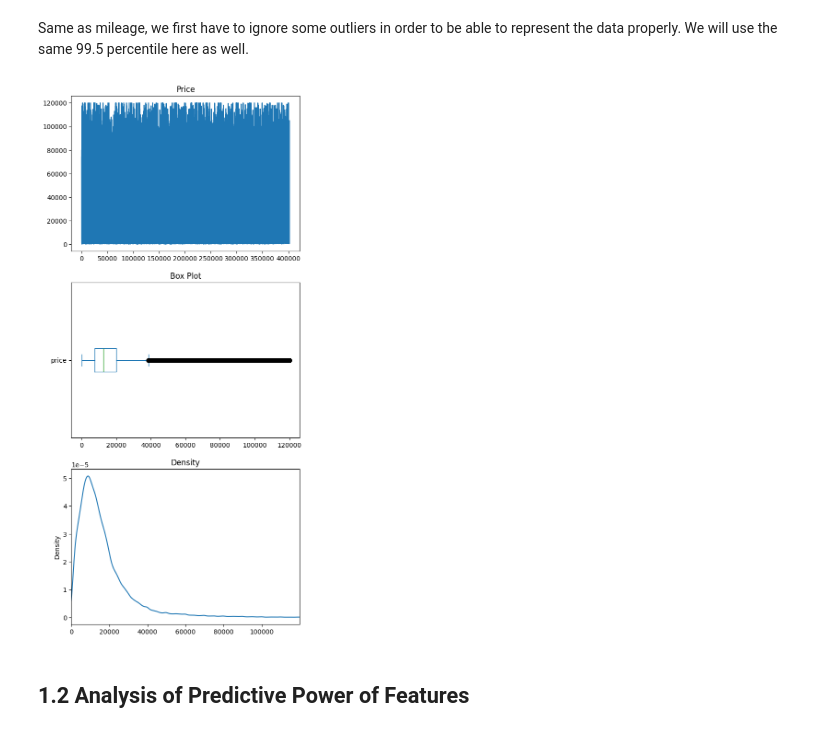
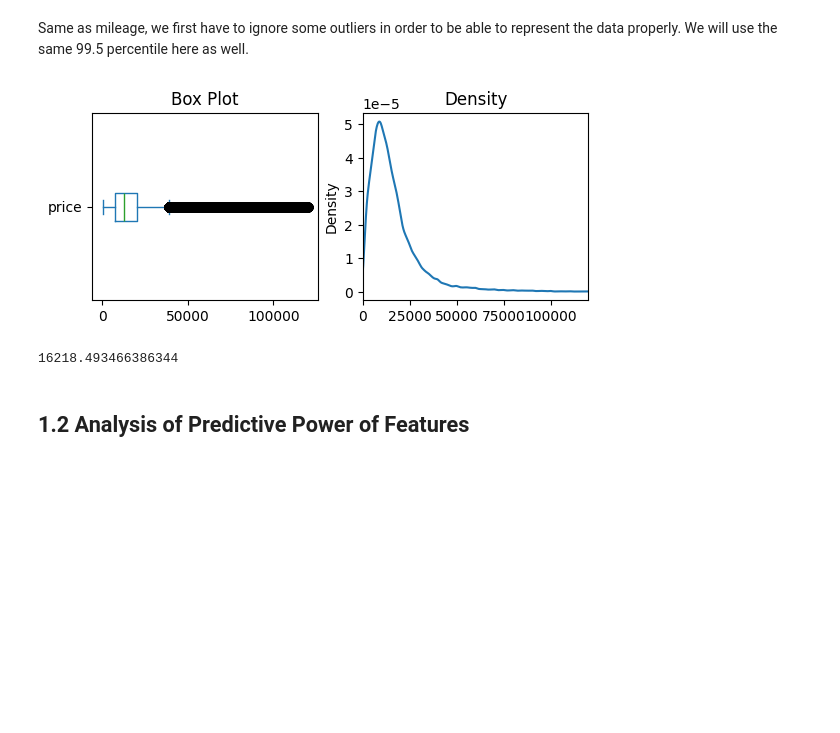
Before and after one commit to alint77/aml, a Jupyter notebook: aml.ipynb, the cells around one changed output. Saved outputs shown, nothing was run; the diff lists cells and outputs as text; code cells hidden in the pictures; blank space fills up the shorter version.

```diff
--- a/aml.ipynb
+++ b/aml.ipynb
@@ -320,6 +305,7 @@ Fuel types are dominated by Petrol and Diesel as demonstrated by the chart. Sinc
 # %%
 df["fuel_type"]=df["fuel_type"].fillna(df["fuel_type"].mode()[0])
 df.loc[df["fuel_type"].str.contains("Hybrid"),"fuel_type"]="Hybrid"
+df = df[df["fuel_type"]!="Bi Fuel"]
 # %%
 df["fuel_type"].value_counts(normalize=True).sort_values()
 # %% [output]
@@ -357,18 +343,19 @@ Same as mileage, we first have to ignore some outliers in order to be able to re
 # %%
 df = (df[df["price"]<df["price"].quantile(.995)])
 # %%
-fig,(ax1,ax2,ax3) = plt.subplots(3,1)
+fig,(ax2,ax3) = plt.subplots(1,2)
 
-df['price'].plot(ax=ax1)
-ax1.set_title("Price")
 df["price"].plot(kind='box',vert=False,ax=ax2)
 ax2.set_title("Box Plot")
 df["price"].plot(kind='density',ax=ax3,xlim=(0,df["price"].max()))
 ax3.set_title("Density")
-
-plt.subplots_adjust(top=2.5)
+plt.subplots_adjust(top=.5)
 # %% [output]
-[figure, old version]
+[figure, new version]
+# %%
+df['price'].mean()
+# %% [output]
+16218.493466386344
 # %% [markdown]
 ## 1.2 Analysis of Predictive Power of Features
 # %% [markdown]
```
Also changed, not shown: parts of 128 cells of this notebook.
